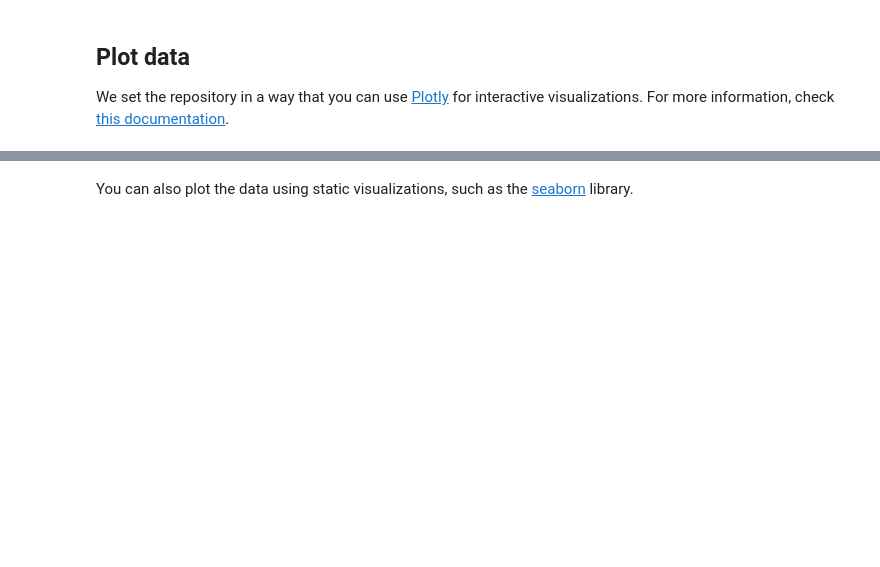
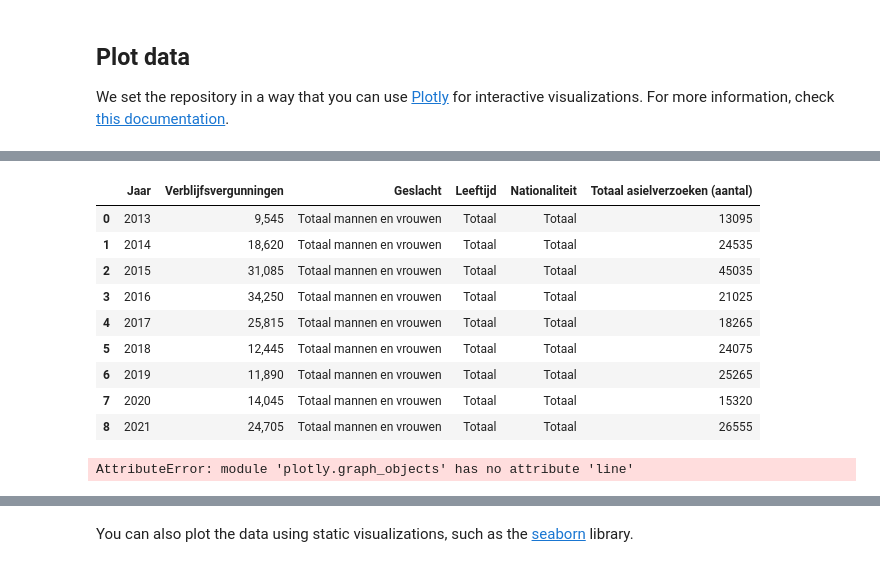
Before and after one commit to Dariokp/infovis, a Jupyter notebook: _sources/docs/notebook.ipynb, the cells around one changed output, grey strips where cells are left out. Saved outputs shown, nothing was run; the diff lists cells and outputs as text; code cells hidden in the pictures; blank space fills up the shorter version.

```diff
--- a/_sources/docs/notebook.ipynb
+++ b/_sources/docs/notebook.ipynb
@@ -55,0 +357,60 @@ g1
+# %%
+data_permits = pd.read_csv('Verblijfsvergunningen asiel voor bepaalde tijd (x 1 000).csv', sep=';')
+total_request = pd.read_csv('Asielverzoeken__nareizigers__kerncijfers_01072023_122258.csv', sep=';')
+data_permits['Jaar'] = data_permits['Jaar'].astype(int)
+total_request['Jaar'] = total_request['Jaar'].astype(int)
+pd_total_permits_and_request = data_permits.merge(total_request, how='inner', on='Jaar')
+pd_total_permits_and_request
+# %% [output]
+|  | Jaar | Verblijfsvergunningen | Geslacht | Leeftijd | Nationaliteit | Totaal asielverzoeken (aantal) |
+| 0 | 2013 | 9,545 | Totaal mannen en vrouwen | Totaal | Totaal | 13095 |
+| 1 | 2014 | 18,620 | Totaal mannen en vrouwen | Totaal | Totaal | 24535 |
+| 2 | 2015 | 31,085 | Totaal mannen en vrouwen | Totaal | Totaal | 45035 |
+| 3 | 2016 | 34,250 | Totaal mannen en vrouwen | Totaal | Totaal | 21025 |
+| 4 | 2017 | 25,815 | Totaal mannen en vrouwen | Totaal | Totaal | 18265 |
+| 5 | 2018 | 12,445 | Totaal mannen en vrouwen | Totaal | Totaal | 24075 |
+| 6 | 2019 | 11,890 | Totaal mannen en vrouwen | Totaal | Totaal | 25265 |
+| 7 | 2020 | 14,045 | Totaal mannen en vrouwen | Totaal | Totaal | 15320 |
+| 8 | 2021 | 24,705 | Totaal mannen en vrouwen | Totaal | Totaal | 26555 |
+# %%
+fig = go.line(pd_total_permits_and_request, x='Jaar', y=['Verblijfsvergunningen','Totaal asielverzoeken (aantal)'],
+              title='Verblijfsvergunningen toegekend voor asiel voor bepaalde tijd per maand')
+
+fig.update_layout(
+    xaxis=dict(
+        color='rgb(42,63,95)'
+    ),
+    yaxis=dict(
+        type='linear',
+        color='rgb(42,63,95)',
+        title=dict(
+        text='waardes',
+        font=dict(
+            color='rgb(42,63,95)'
+        ),
+
+    ),
+
+    ),
+    paper_bgcolor='white',
+    plot_bgcolor='#e8ecf4',
+    title=dict(
+        text='Verblijfsvergunningen toegekend voor asiel voor bepaalde tijd per maand',
+        font=dict(
+            color='rgb(42,63,95)'
+        )
+    ),
+    showlegend=True,
+    height=600,
+legend=dict(
+        font=dict(
+            color='rgb(42,63,95)'
+        ),
+        bgcolor='white',
+    ))
+
+fig.show()
+
+#Belanrijk!!: Generatieve Kunstmatige intelligentie (KI) (ChatGPT met GPT 3.5) was gebruikt voor het creëren van deze opdracht. Met als doel het genereren van nieuwe, en het verbeteren van bestaande code. Zie de promps en terug gekregen antwoorden in het blok beneden.
+# %% [output]
+AttributeError: module 'plotly.graph_objects' has no attribute 'line'
```
Also changed, not shown: parts of 26 cells of this notebook, 10 other files.
